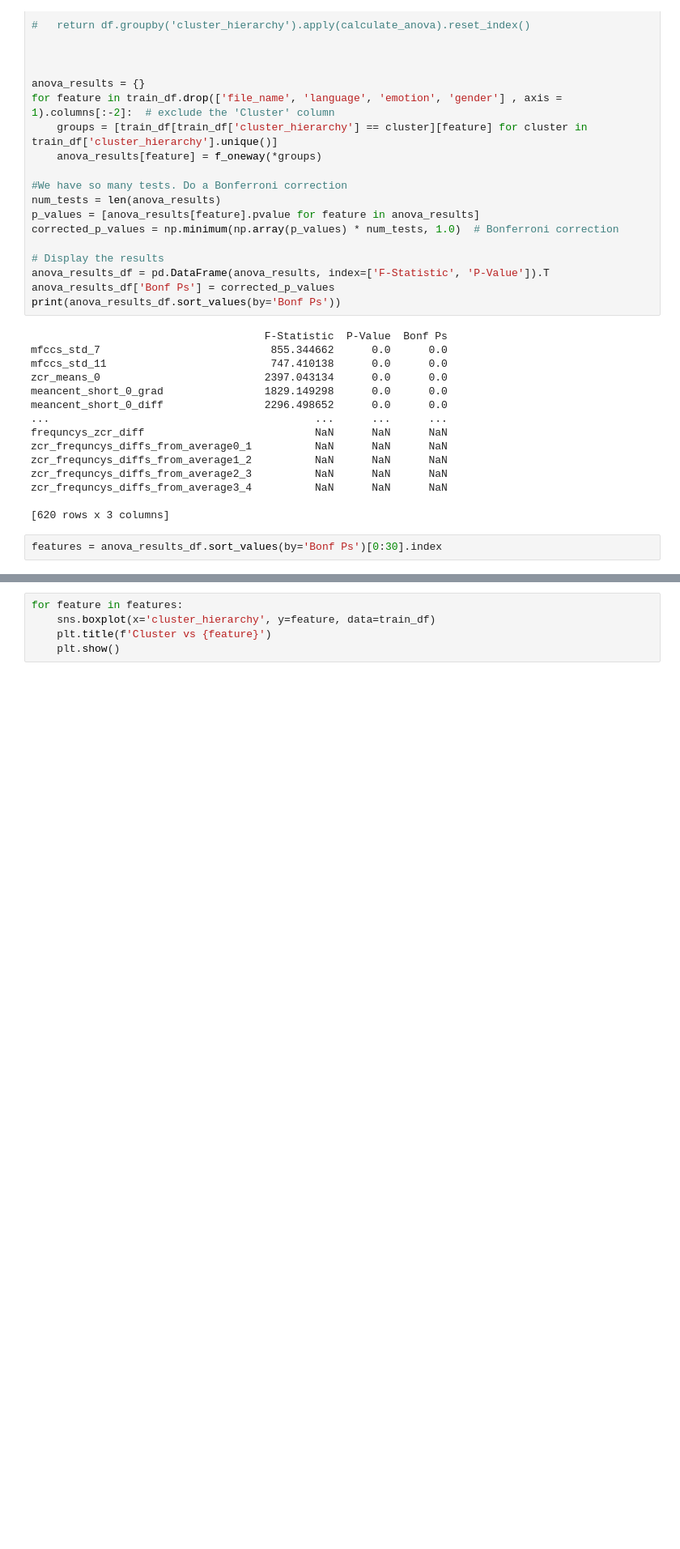
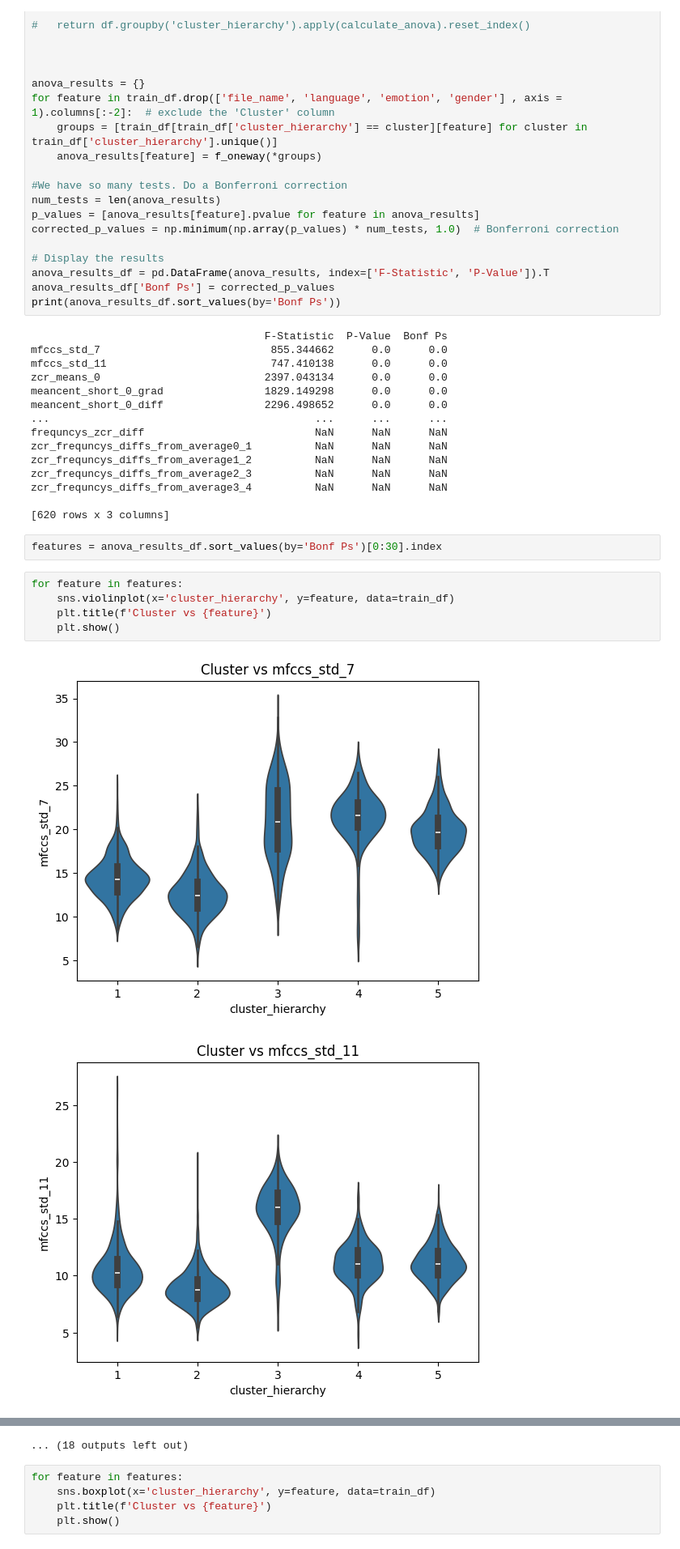
Before and after one commit to dannykaplunski/EmotionsAcrossLangsStatisticalLearning, a Jupyter notebook: Clustering.ipynb, the cells around one changed output, grey strips where cells are left out. Shown at 81% size. Cells and saved outputs as stored; diff of their text form; blank space fills up the shorter version.

Commit message:
added violin

```diff
--- a/Clustering.ipynb
+++ b/Clustering.ipynb
@@ -286,3 +320,11 @@ zcr_frequncys_diffs_from_average3_4          NaN      NaN      NaN
 [620 rows x 3 columns]
 # %%
 features = anova_results_df.sort_values(by='Bonf Ps')[0:30].index
+# %%
+for feature in features:
+    sns.violinplot(x='cluster_hierarchy', y=feature, data=train_df)
+    plt.title(f'Cluster vs {feature}')
+    plt.show()
+# %% [output]
+[figure, added]
+[figure, added]
@@ -289,3 +341,4 @@ features = anova_results_df.sort_values(by='Bonf Ps')[0:30].index
+... (18 outputs left out)
 # %%
 for feature in features:
     sns.boxplot(x='cluster_hierarchy', y=feature, data=train_df)
```
Also changed, not shown: parts of 6 cells of this notebook.
